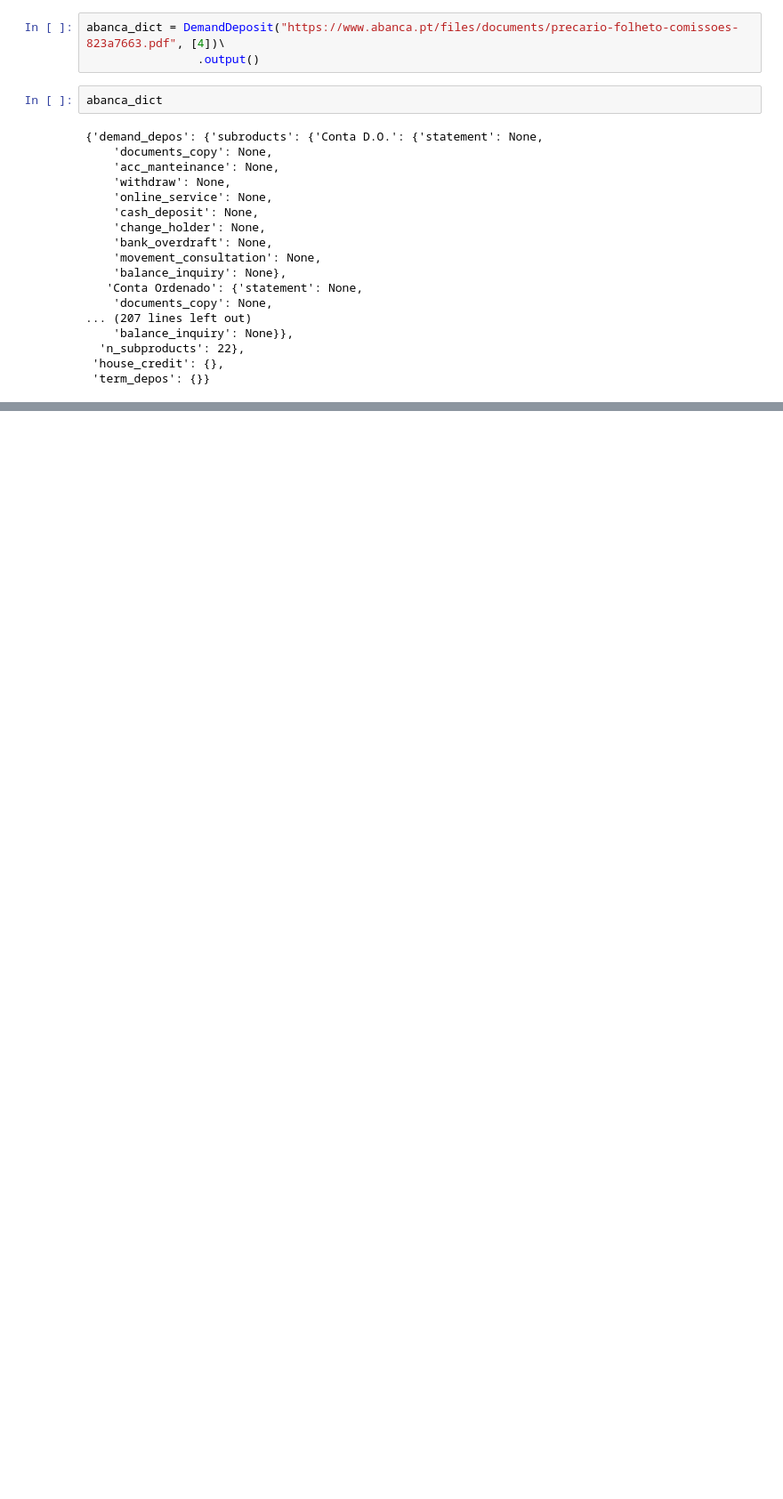
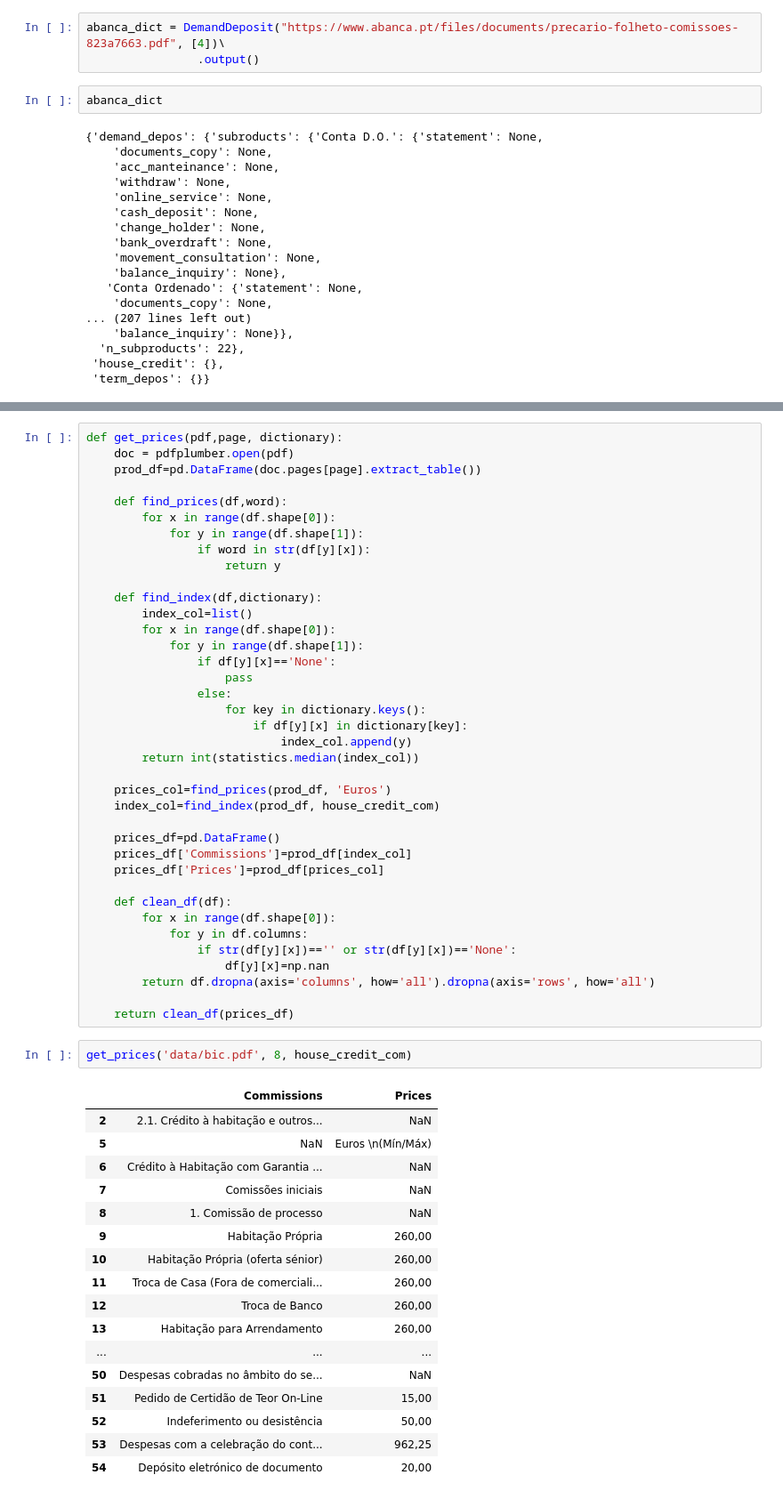
Before and after one commit to moritzgeiger/bank-benchmark-api, a Jupyter notebook: notebooks/oc_presentation.ipynb, the cells around one changed output, grey strips where cells are left out. Shown: that part at 89% size. Saved outputs shown, nothing was run; the diff lists cells and outputs as text; blank space fills up the shorter version.

```diff
--- a/notebooks/oc_presentation.ipynb
+++ b/notebooks/oc_presentation.ipynb
@@ -180,0 +229,58 @@ abanca_dict
+# %%
+def get_prices(pdf,page, dictionary):
+    doc = pdfplumber.open(pdf)
+    prod_df=pd.DataFrame(doc.pages[page].extract_table())
+
+    def find_prices(df,word):
+        for x in range(df.shape[0]):
+            for y in range(df.shape[1]):
+                if word in str(df[y][x]):
+                    return y
+
+    def find_index(df,dictionary):
+        index_col=list()
+        for x in range(df.shape[0]):
+            for y in range(df.shape[1]):
+                if df[y][x]=='None':
+                    pass
+                else:
+                    for key in dictionary.keys():
+                        if df[y][x] in dictionary[key]:
+                            index_col.append(y)
+        return int(statistics.median(index_col))
+
+    prices_col=find_prices(prod_df, 'Euros')
+    index_col=find_index(prod_df, house_credit_com)
+
+    prices_df=pd.DataFrame()
+    prices_df['Commissions']=prod_df[index_col]
+    prices_df['Prices']=prod_df[prices_col]
+
+    def clean_df(df):
+        for x in range(df.shape[0]):
+            for y in df.columns:
+                if str(df[y][x])=='' or str(df[y][x])=='None':
+                    df[y][x]=np.nan
+        return df.dropna(axis='columns', how='all').dropna(axis='rows', how='all')
+
+    return clean_df(prices_df)
+# %%
+get_prices('data/bic.pdf', 8, house_credit_com)
+# %% [output]
+|  | Commissions | Prices |
+| 2 | 2.1. Crédito à habitação e outros... | NaN |
+| 5 | NaN | Euros \n(Mín/Máx) |
+| 6 | Crédito à Habitação com Garantia ... | NaN |
+| 7 | Comissões iniciais | NaN |
+| 8 | 1. Comissão de processo | NaN |
+| 9 | Habitação Própria | 260,00 |
+| 10 | Habitação Própria (oferta sénior) | 260,00 |
+| 11 | Troca de Casa (Fora de comerciali... | 260,00 |
+| 12 | Troca de Banco | 260,00 |
+| 13 | Habitação para Arrendamento | 260,00 |
+| ... | ... | ... |
+| 50 | Despesas cobradas no âmbito do se... | NaN |
+| 51 | Pedido de Certidão de Teor On-Line | 15,00 |
+| 52 | Indeferimento ou desistência | 50,00 |
+| 53 | Despesas com a celebração do cont... | 962,25 |
+| 54 | Depósito eletrónico de documento | 20,00 |
```
Also changed, not shown: parts of 11 cells of this notebook, 2 other files.
